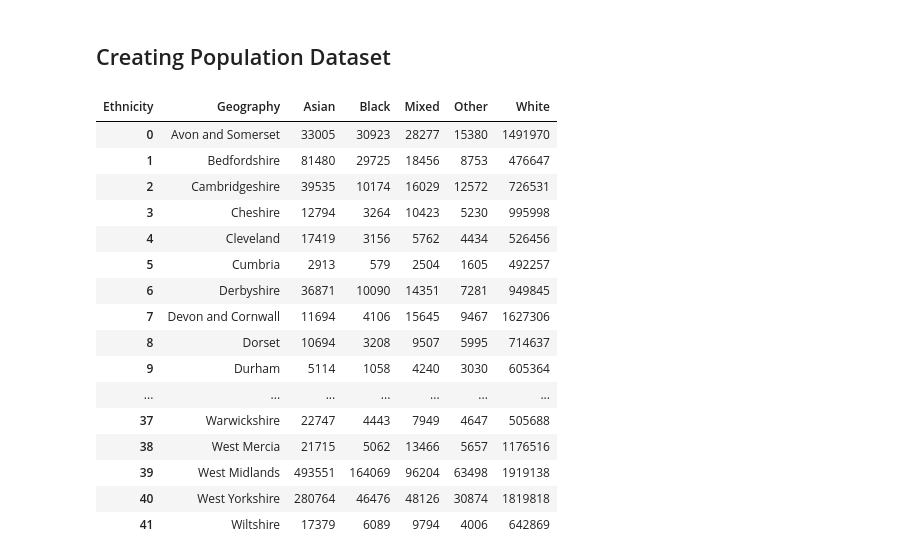
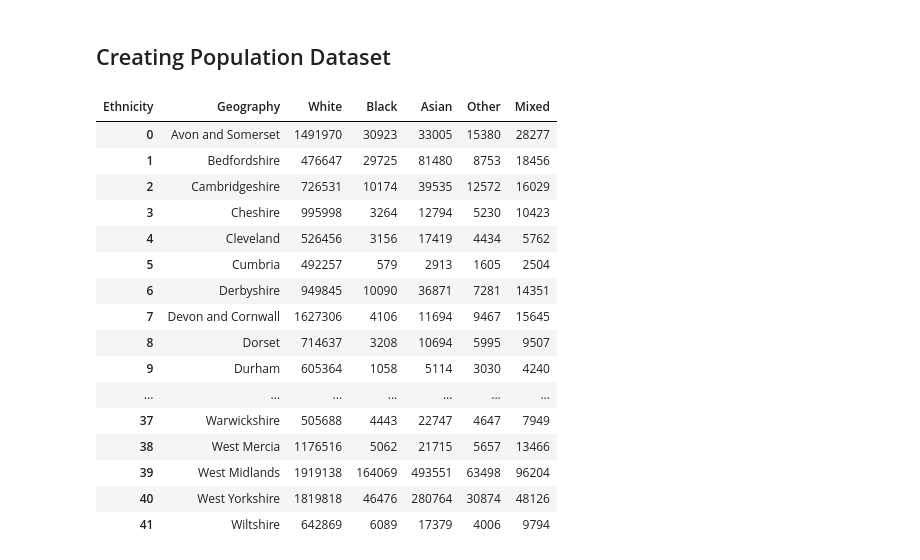
Before and after one commit to neerajthandayan/CourseProject, a Jupyter notebook: Ethnic_Diversity_Calculation.ipynb, the cells around one changed output. Saved outputs shown, nothing was run; the diff lists cells and outputs as text; code cells hidden in the pictures.

```diff
--- a/Ethnic_Diversity_Calculation.ipynb
+++ b/Ethnic_Diversity_Calculation.ipynb
@@ -156,20 +160,22 @@ popdata.to_csv('popdata.csv')
-# %%
-popdata
-# %% [output]
-| Ethnicity | Geography | Asian | Black | Mixed | Other | White |
-| 0 | Avon and Somerset | 33005 | 30923 | 28277 | 15380 | 1491970 |
-| 1 | Bedfordshire | 81480 | 29725 | 18456 | 8753 | 476647 |
-| 2 | Cambridgeshire | 39535 | 10174 | 16029 | 12572 | 726531 |
-| 3 | Cheshire | 12794 | 3264 | 10423 | 5230 | 995998 |
-| 4 | Cleveland | 17419 | 3156 | 5762 | 4434 | 526456 |
-| 5 | Cumbria | 2913 | 579 | 2504 | 1605 | 492257 |
-| 6 | Derbyshire | 36871 | 10090 | 14351 | 7281 | 949845 |
-| 7 | Devon and Cornwall | 11694 | 4106 | 15645 | 9467 | 1627306 |
-| 8 | Dorset | 10694 | 3208 | 9507 | 5995 | 714637 |
-| 9 | Durham | 5114 | 1058 | 4240 | 3030 | 605364 |
-| ... | ... | ... | ... | ... | ... | ... |
-| 37 | Warwickshire | 22747 | 4443 | 7949 | 4647 | 505688 |
-| 38 | West Mercia | 21715 | 5062 | 13466 | 5657 | 1176516 |
-| 39 | West Midlands | 493551 | 164069 | 96204 | 63498 | 1919138 |
-| 40 | West Yorkshire | 280764 | 46476 | 48126 | 30874 | 1819818 |
-| 41 | Wiltshire | 17379 | 6089 | 9794 | 4006 | 642869 |
+# %%
+popdata = popdata[['Geography','White','Black','Asian','Other','Mixed']]
+popdata.to_csv('popdata.csv')
+popdata
+# %% [output]
+| Ethnicity | Geography | White | Black | Asian | Other | Mixed |
+| 0 | Avon and Somerset | 1491970 | 30923 | 33005 | 15380 | 28277 |
+| 1 | Bedfordshire | 476647 | 29725 | 81480 | 8753 | 18456 |
+| 2 | Cambridgeshire | 726531 | 10174 | 39535 | 12572 | 16029 |
+| 3 | Cheshire | 995998 | 3264 | 12794 | 5230 | 10423 |
+| 4 | Cleveland | 526456 | 3156 | 17419 | 4434 | 5762 |
+| 5 | Cumbria | 492257 | 579 | 2913 | 1605 | 2504 |
+| 6 | Derbyshire | 949845 | 10090 | 36871 | 7281 | 14351 |
+| 7 | Devon and Cornwall | 1627306 | 4106 | 11694 | 9467 | 15645 |
+| 8 | Dorset | 714637 | 3208 | 10694 | 5995 | 9507 |
+| 9 | Durham | 605364 | 1058 | 5114 | 3030 | 4240 |
+| ... | ... | ... | ... | ... | ... | ... |
+| 37 | Warwickshire | 505688 | 4443 | 22747 | 4647 | 7949 |
+| 38 | West Mercia | 1176516 | 5062 | 21715 | 5657 | 13466 |
+| 39 | West Midlands | 1919138 | 164069 | 493551 | 63498 | 96204 |
+| 40 | West Yorkshire | 1819818 | 46476 | 280764 | 30874 | 48126 |
+| 41 | Wiltshire | 642869 | 6089 | 17379 | 4006 | 9794 |
```
Also changed, not shown: parts of 2 cells of this notebook.
